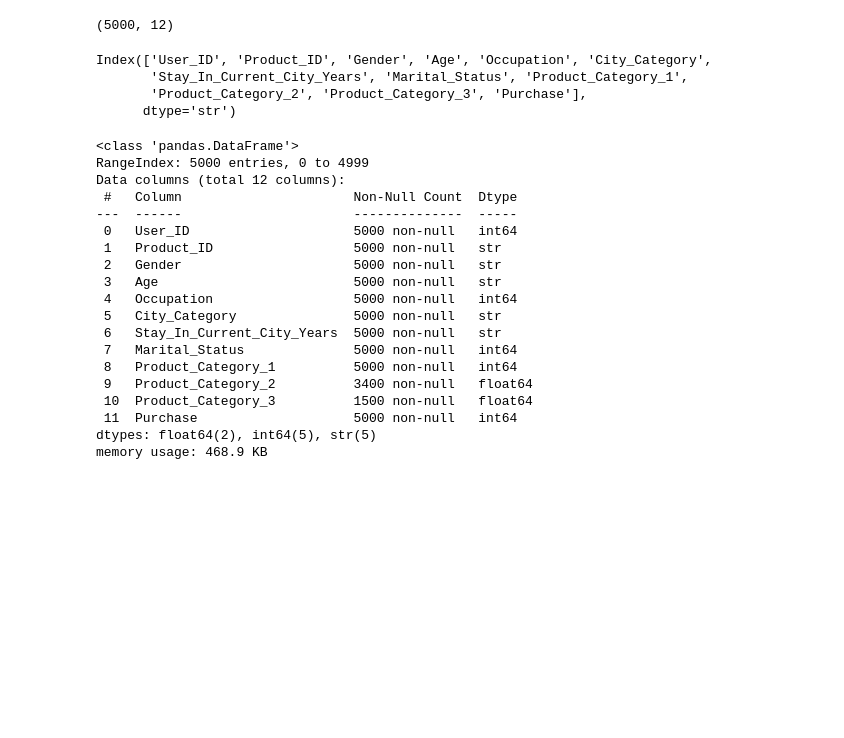
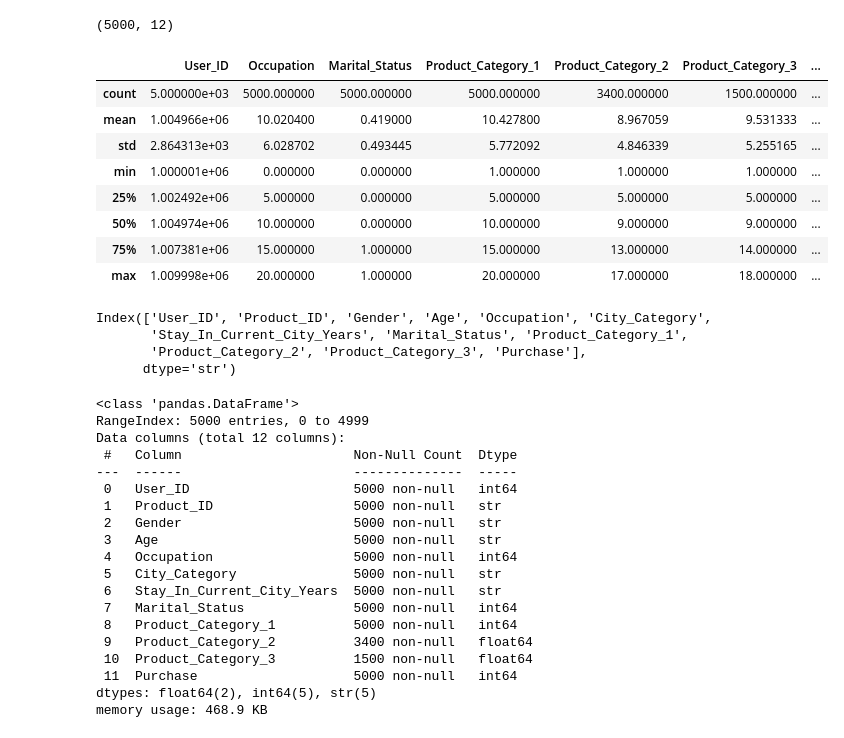
Before and after one commit to mansisharma1808/Synthetic-Black-Friday-Sales, a Jupyter notebook: Training.ipynb, the cells around one changed output. Drawn from its saved outputs; the diff is of its cells as text; code cells hidden in the pictures; blank space fills up the shorter version.

```diff
--- a/Training.ipynb
+++ b/Training.ipynb
@@ -19,5 +26,18 @@ data.shape
 # %% [output]
 (5000, 12)
+# %%
+# Calculates statistical information
+data.describe()
+# %% [output]
+|  | User_ID | Occupation | Marital_Status | Product_Category_1 | Product_Category_2 | Product_Category_3 | ... |
+| count | 5.000000e+03 | 5000.000000 | 5000.000000 | 5000.000000 | 3400.000000 | 1500.000000 | ... |
+| mean | 1.004966e+06 | 10.020400 | 0.419000 | 10.427800 | 8.967059 | 9.531333 | ... |
+| std | 2.864313e+03 | 6.028702 | 0.493445 | 5.772092 | 4.846339 | 5.255165 | ... |
+| min | 1.000001e+06 | 0.000000 | 0.000000 | 1.000000 | 1.000000 | 1.000000 | ... |
+| 25% | 1.002492e+06 | 5.000000 | 0.000000 | 5.000000 | 5.000000 | 5.000000 | ... |
+| 50% | 1.004974e+06 | 10.000000 | 0.000000 | 10.000000 | 9.000000 | 9.000000 | ... |
+| 75% | 1.007381e+06 | 15.000000 | 1.000000 | 15.000000 | 13.000000 | 14.000000 | ... |
+| max | 1.009998e+06 | 20.000000 | 1.000000 | 20.000000 | 17.000000 | 18.000000 | ... |
 # %%
 data.columns
 # %% [output]
```
Also changed, not shown: parts of 24 cells of this notebook, 2 other files.
